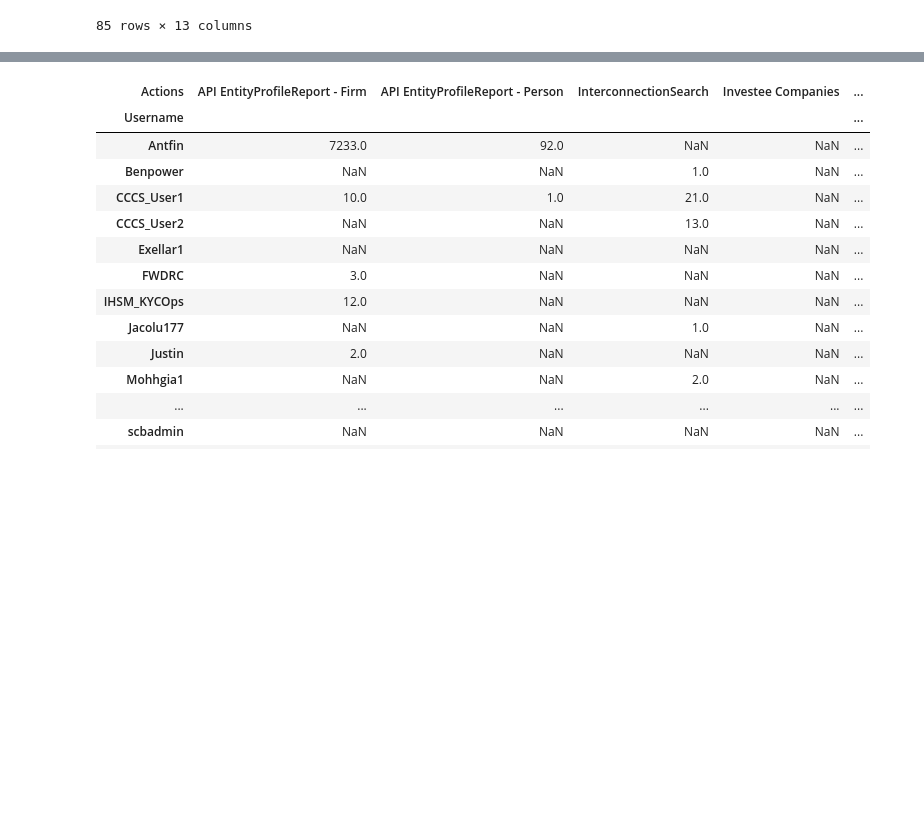
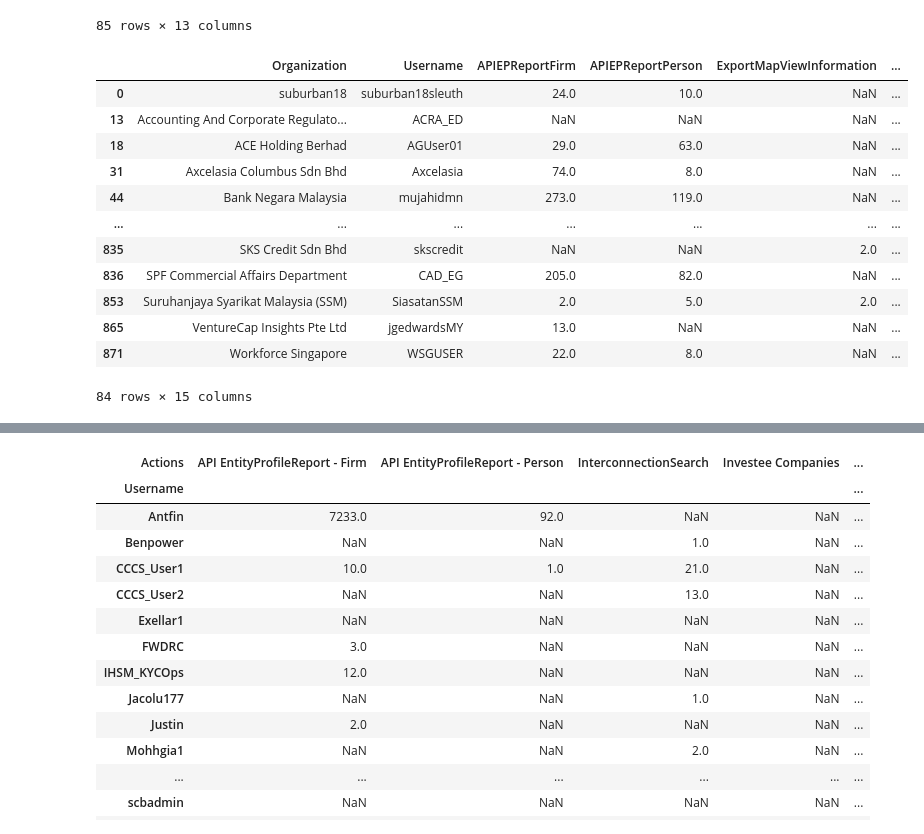
Before and after one commit to itzhongee/PortfolioProjects, a Jupyter notebook: HS Usage Analytics/HS Usage Analytics.ipynb, the cells around one changed output, grey strips where cells are left out. Cells and saved outputs as stored; diff of their text form; code cells hidden in the pictures; blank space fills up the shorter version.

```diff
--- a/HS Usage Analytics/HS Usage Analytics.ipynb
+++ b/HS Usage Analytics/HS Usage Analytics.ipynb
@@ -84,6 +59,24 @@ hs_unlimited_analytics
 | zeka9 | 90.0 | 60.0 | NaN | NaN | 25.0 | ... |
 | Total Actions | 22409.0 | 6047.0 | 46.0 | 1477.0 | 4138.0 | ... |
 85 rows × 13 columns
+# %%
+hs_unlimited_analytics = hs_unlimited[['Organization','Username']].merge(hs_unlimited_analytics,on='Username',how='left')
+hs_unlimited_analytics = hs_unlimited_analytics.drop_duplicates()
+hs_unlimited_analytics
+# %% [output]
+|  | Organization | Username | APIEPReportFirm | APIEPReportPerson | ExportMapViewInformation | ... |
+| 0 | suburban18 | suburban18sleuth | 24.0 | 10.0 | NaN | ... |
+| 13 | Accounting And Corporate Regulato... | ACRA_ED | NaN | NaN | NaN | ... |
+| 18 | ACE Holding Berhad | AGUser01 | 29.0 | 63.0 | NaN | ... |
+| 31 | Axcelasia Columbus Sdn Bhd | Axcelasia | 74.0 | 8.0 | NaN | ... |
+| 44 | Bank Negara Malaysia | mujahidmn | 273.0 | 119.0 | NaN | ... |
+| ... | ... | ... | ... | ... | ... | ... |
+| 835 | SKS Credit Sdn Bhd | skscredit | NaN | NaN | 2.0 | ... |
+| 836 | SPF Commercial Affairs Department | CAD_EG | 205.0 | 82.0 | NaN | ... |
+| 853 | Suruhanjaya Syarikat Malaysia (SSM) | SiasatanSSM | 2.0 | 5.0 | 2.0 | ... |
+| 865 | VentureCap Insights Pte Ltd | jgedwardsMY | 13.0 | NaN | NaN | ... |
+| 871 | Workforce Singapore | WSGUSER | 22.0 | 8.0 | NaN | ... |
+84 rows × 15 columns
 # %%
 hs_prepaid_analytics = pd.crosstab(hs_prepaid.Username,hs_prepaid.Actions,values=hs_prepaid.Total_Actions,aggfunc='sum',
                                margins=True,margins_name='Total Actions')
```
Also changed, not shown: parts of 7 cells of this notebook.
